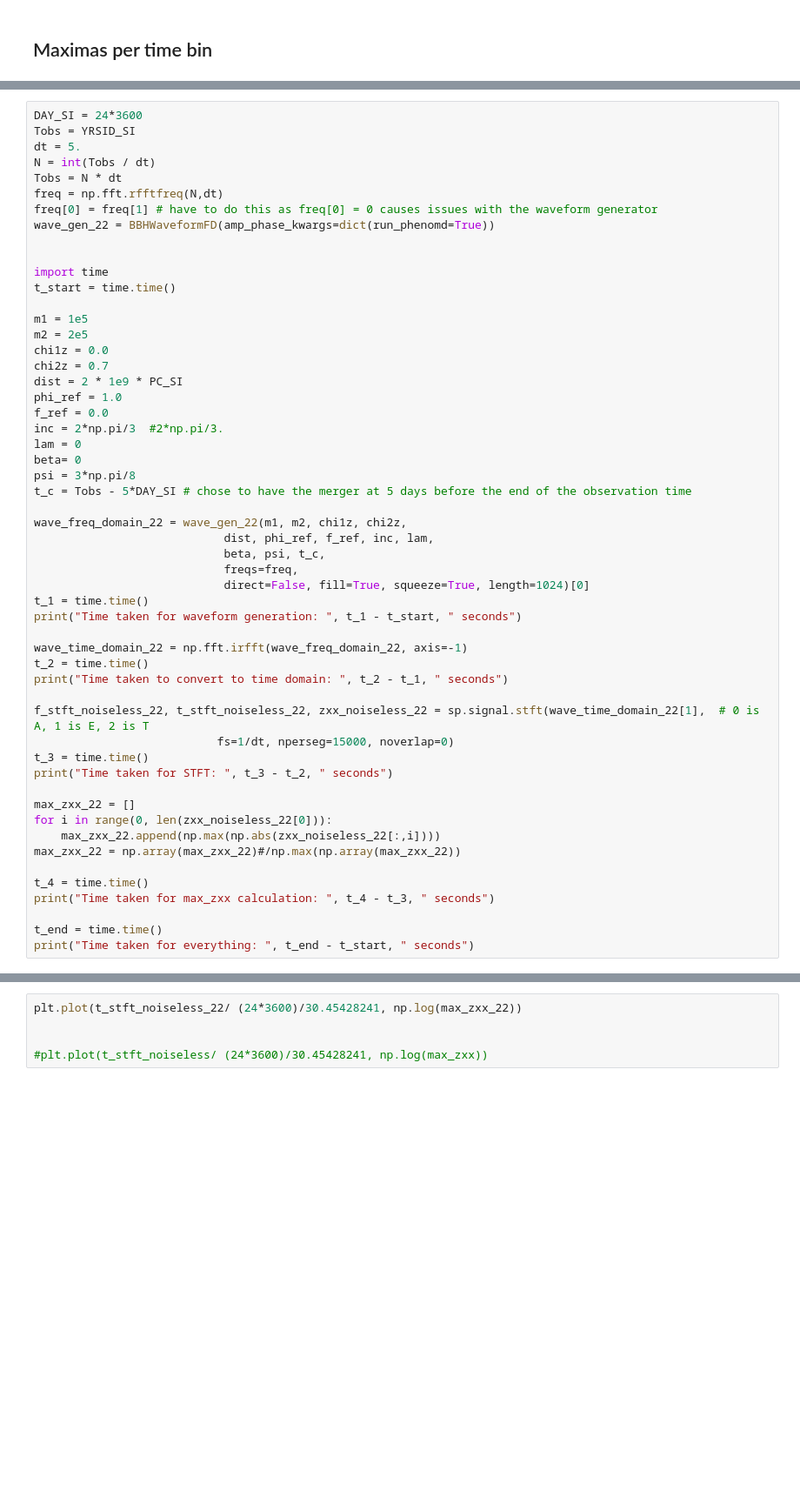
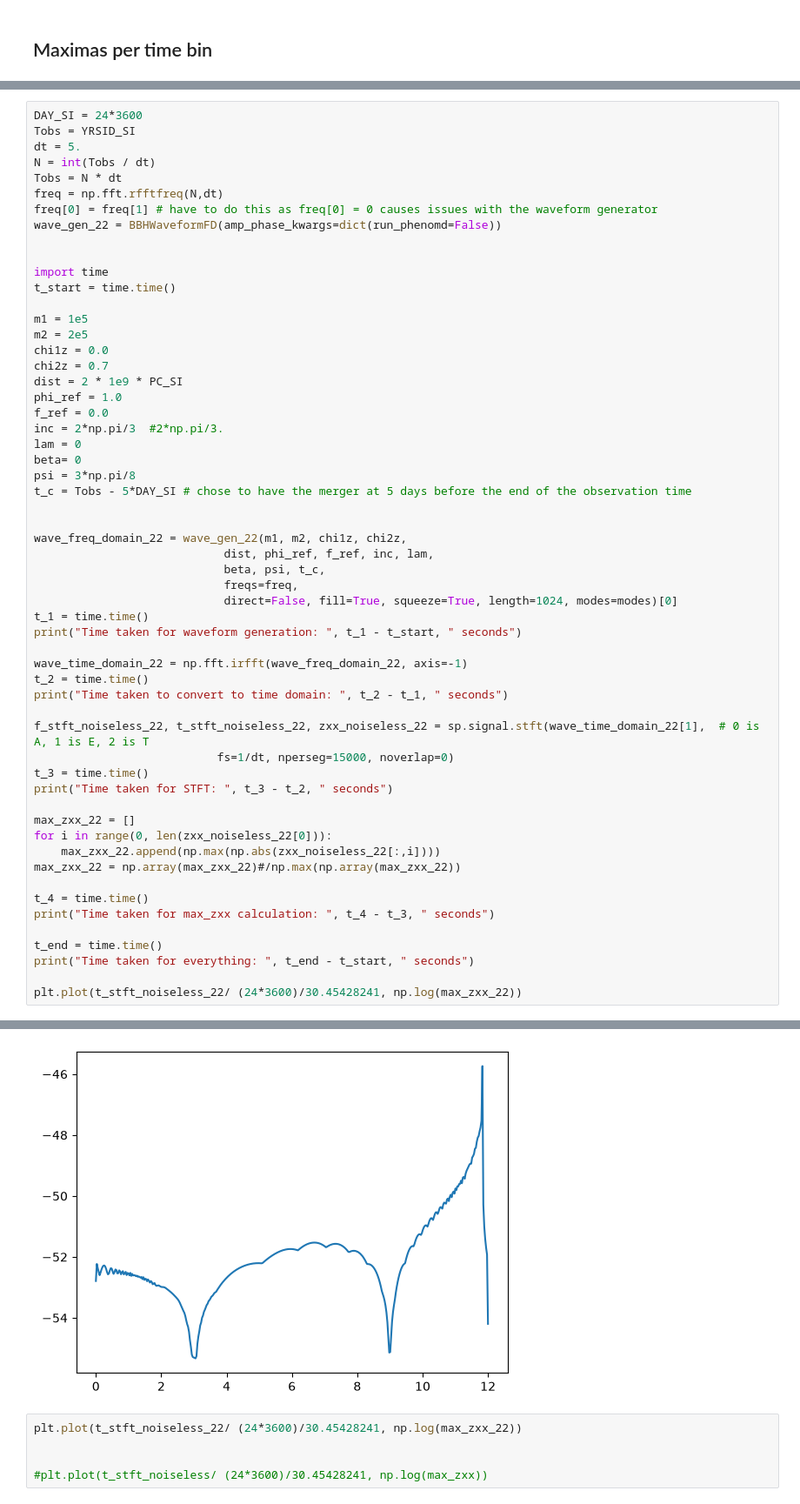
Before and after one commit to manishprasad0/LISA_Modulation, a Jupyter notebook: testing/antenna_modulation.ipynb, the cells around one changed output, grey strips where cells are left out. Shown at 87% size. Saved outputs shown, nothing was run; the diff lists cells and outputs as text; blank space fills up the shorter version.

```diff
--- a/testing/antenna_modulation.ipynb
+++ b/testing/antenna_modulation.ipynb
@@ -248,7 +237,7 @@ N = int(Tobs / dt)
 Tobs = N * dt
 freq = np.fft.rfftfreq(N,dt)
 freq[0] = freq[1] # have to do this as freq[0] = 0 causes issues with the waveform generator
-wave_gen_22 = BBHWaveformFD(amp_phase_kwargs=dict(run_phenomd=True))
+wave_gen_22 = BBHWaveformFD(amp_phase_kwargs=dict(run_phenomd=False))
 
 
 import time
@@ -267,11 +256,12 @@ beta= 0
 psi = 3*np.pi/8
 t_c = Tobs - 5*DAY_SI # chose to have the merger at 5 days before the end of the observation time
 
+
 wave_freq_domain_22 = wave_gen_22(m1, m2, chi1z, chi2z,
                             dist, phi_ref, f_ref, inc, lam,
                             beta, psi, t_c,
                             freqs=freq,
-                            direct=False, fill=True, squeeze=True, length=1024)[0]
+                            direct=False, fill=True, squeeze=True, length=1024, modes=modes)[0]
 t_1 = time.time()
 print("Time taken for waveform generation: ", t_1 - t_start, " seconds")
 
@@ -294,4 +284,6 @@ print("Time taken for max_zxx calculation: ", t_4 - t_3, " seconds")
 
 t_end = time.time()
 print("Time taken for everything: ", t_end - t_start, " seconds")
+
+plt.plot(t_stft_noiseless_22/ (24*3600)/30.45428241, np.log(max_zxx_22))
 # %% [output]
@@ -303,3 +296,4 @@ Time taken for everything:  1.576498031616211  seconds
+[figure, added]
 # %%
 plt.plot(t_stft_noiseless_22/ (24*3600)/30.45428241, np.log(max_zxx_22))
 
```
Also changed, not shown: parts of 6 cells of this notebook, 3 other files.
